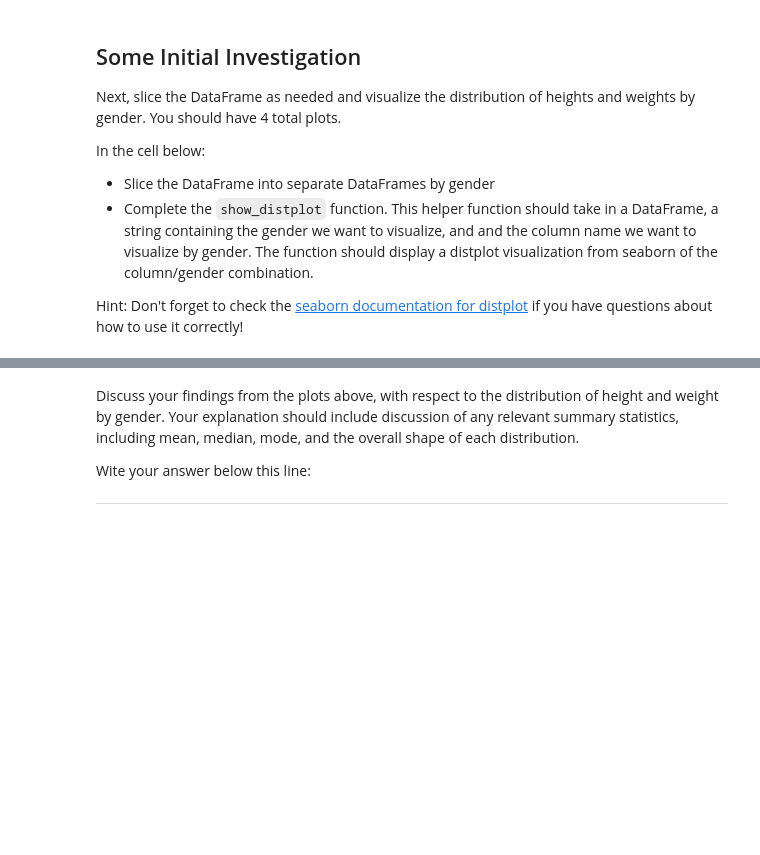
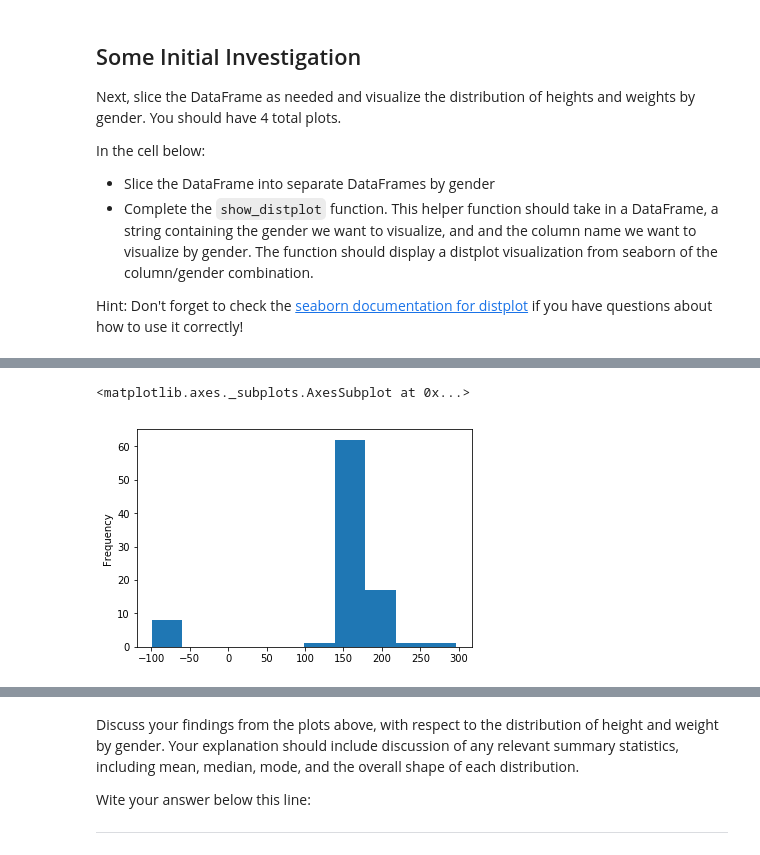
Before and after one commit to kemepley/dsc-data-cleaning-project-dc-ds-career-042219, a Jupyter notebook: Data Cleaning Project.ipynb, the cells around one changed output, grey strips where cells are left out. Drawn from its saved outputs; the diff is of its cells as text; code cells hidden in the pictures; blank space fills up the shorter version.

```diff
--- a/Data Cleaning Project.ipynb
+++ b/Data Cleaning Project.ipynb
@@ -225,4 +237,8 @@ def show_distplot(dataframe, gender, column_name):
 # %%
 # Female Height
+show_distplot(hero_powers_df, 'Female', 'Height')
+# %% [output]
+<matplotlib.axes._subplots.AxesSubplot at 0x...>
+[figure, added]
 # %%
 # Female Weight
```
Also changed, not shown: parts of 7 cells of this notebook.
